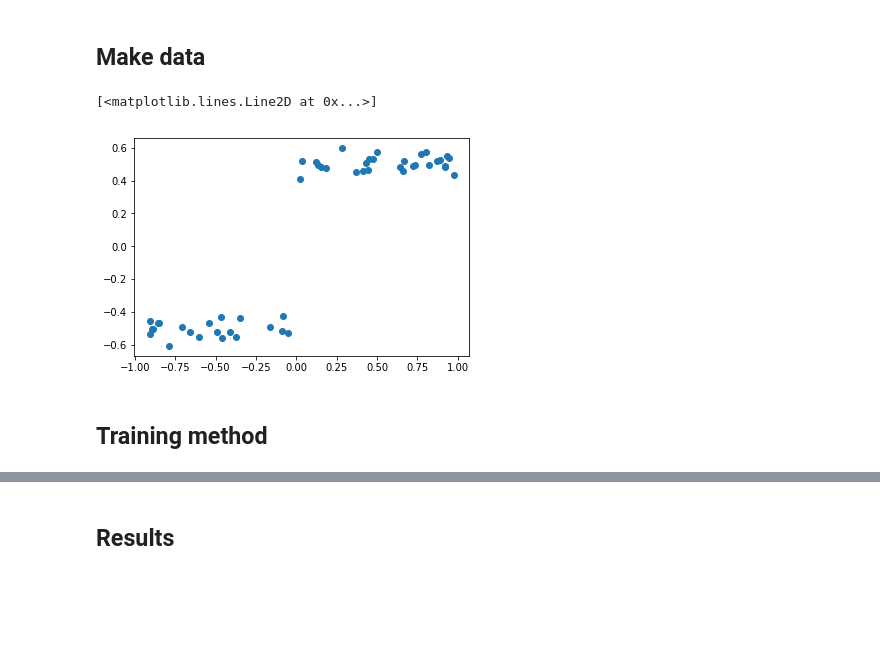
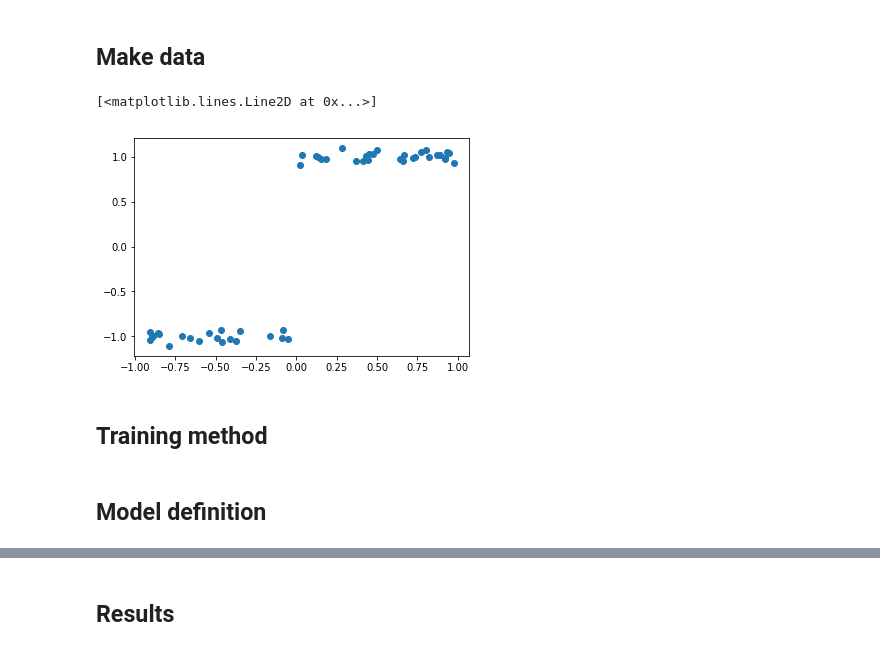
Before and after one commit to hyama5/deepgp_pretraining, a Jupyter notebook: examples/step_function/mean_func.ipynb, the cells around one changed output, grey strips where cells are left out. Saved outputs shown, nothing was run; the diff lists cells and outputs as text; code cells hidden in the pictures; blank space fills up the shorter version.

```diff
--- a/examples/step_function/mean_func.ipynb
+++ b/examples/step_function/mean_func.ipynb
@@ -30,18 +44,18 @@ MINIBATCH_SIZE = 10
 # %% [markdown]
 ## Make data
 # %%
-np.random.seed(811)
+
 dx = np.random.rand(DATA_SIZE, 1).astype(np.float32) * 2.0 - 1.0
-dy = np.where(dx + 0.04 * np.random.randn(*dx.shape) >= 0.0, 0.5, -0.5) \
+dy = np.where(dx + 0.04 * np.random.randn(*dx.shape) >= 0.0, 1.0, -1.0) \
         + 0.04 * np.random.randn(*dx.shape)
 dy = dy.astype(np.float32)
 
 nx = np.linspace(-1.0, 1.0, 200)[:, None]
 
 plt.plot(dx, dy, 'o')
 # %% [output]
 [<matplotlib.lines.Line2D at 0x...>]
-[figure, old version]
+[figure, new version]
 # %%
 class Dataset(torch.utils.data.Dataset):
     def __init__(self, dx, dy):
@@ -104,6 +118,8 @@ def train(optimizer, model, num_epochs=1000):
         pred_mean_list.append(pred_dstr['mean'].data.cpu().numpy().copy())
 
     return lower_bound_list, pred_mean_list
+# %% [markdown]
+## Model definition
 # %%
 class DGP3(torch.nn.Module):
     """3-layer deep Gaussian process model."""
```
Also changed, not shown: parts of 16 cells of this notebook, 1 other file.
